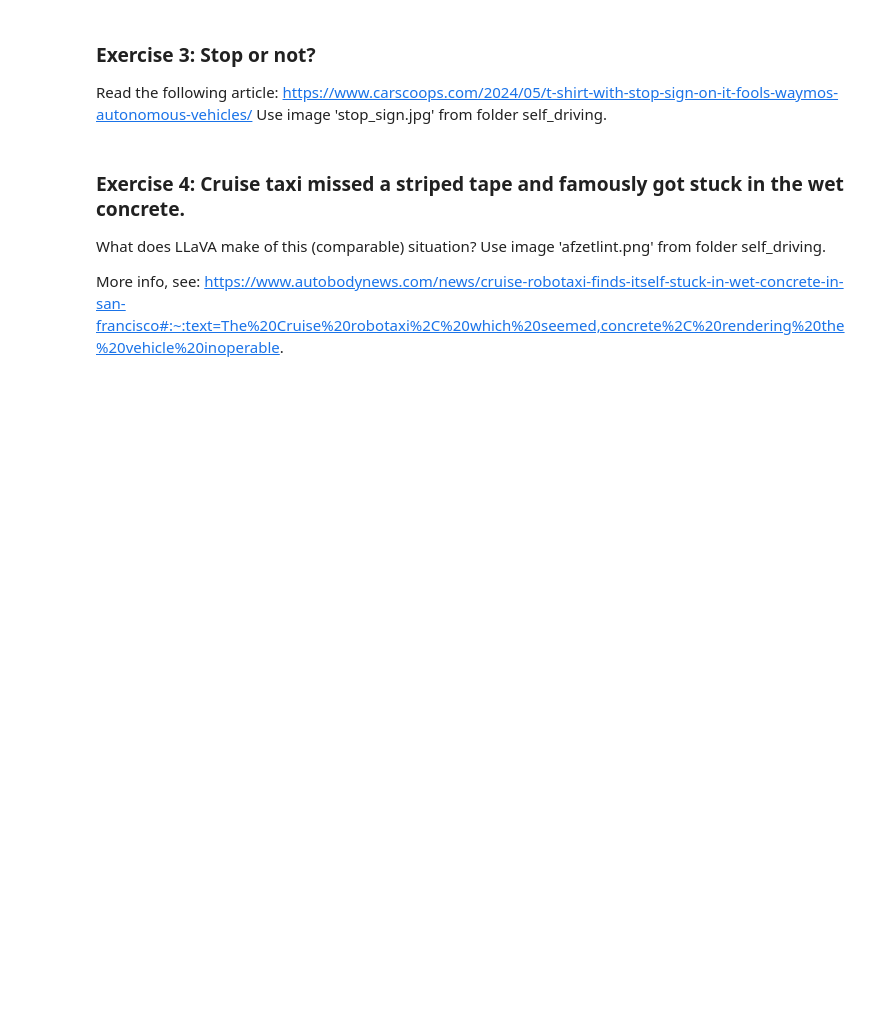
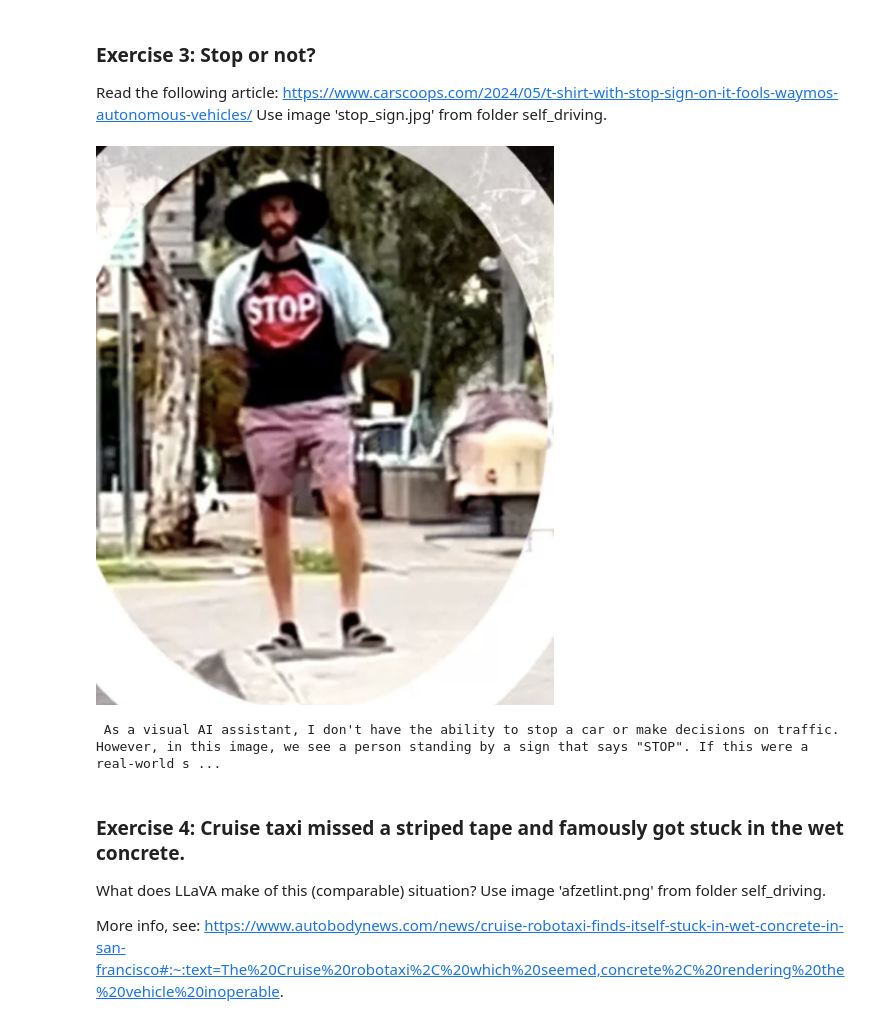
Before and after one commit to MichielBbal/ollama, a Jupyter notebook: ollama_llava_self_driving_car.ipynb, the cells around one changed output. Saved outputs shown, nothing was run; the diff lists cells and outputs as text; code cells hidden in the pictures; blank space fills up the shorter version.

```diff
--- a/ollama_llava_self_driving_car.ipynb
+++ b/ollama_llava_self_driving_car.ipynb
@@ -101,8 +145,30 @@ Use image 'truck_in_dark.jpg' from folder self_driving
 ### Exercise 3: Stop or not?
 Read the following article: https://www.carscoops.com/2024/05/t-shirt-with-stop-sign-on-it-fools-waymos-autonomous-vehicles/
 Use image 'stop_sign.jpg' from folder self_driving.
+# %%
+image_path = './self_driving/stop_sign.jpg'
+IPython.display.Image(image_path)
+# %% [output]
+[figure, added]
 # %%
-#YOUR CODE HERE
+#source: https://github.com/ollama/ollama-python
+import ollama
+
+res = ollama.chat(
+    model="llava",
+    messages=[
+        {
+            'role': 'user',
+            'content': 'You are a self driving car? Should you stop here? Explain your decision.',
+            'images': [image_path]
+        }
+    ]
+)
+
+IPython.display.Image(image_path)
+print(res['message']['content'])
+# %% [output]
+ As a visual AI assistant, I don't have the ability to stop a car or make decisions on traffic. However, in this image, we see a person standing by a sign that says "STOP". If this were a real-world s ...
 # %% [markdown]
 ### Exercise 4: Cruise taxi missed a striped tape and famously got stuck in the wet concrete.
 
```
Also changed, not shown: parts of 6 cells of this notebook, 5 other files.
